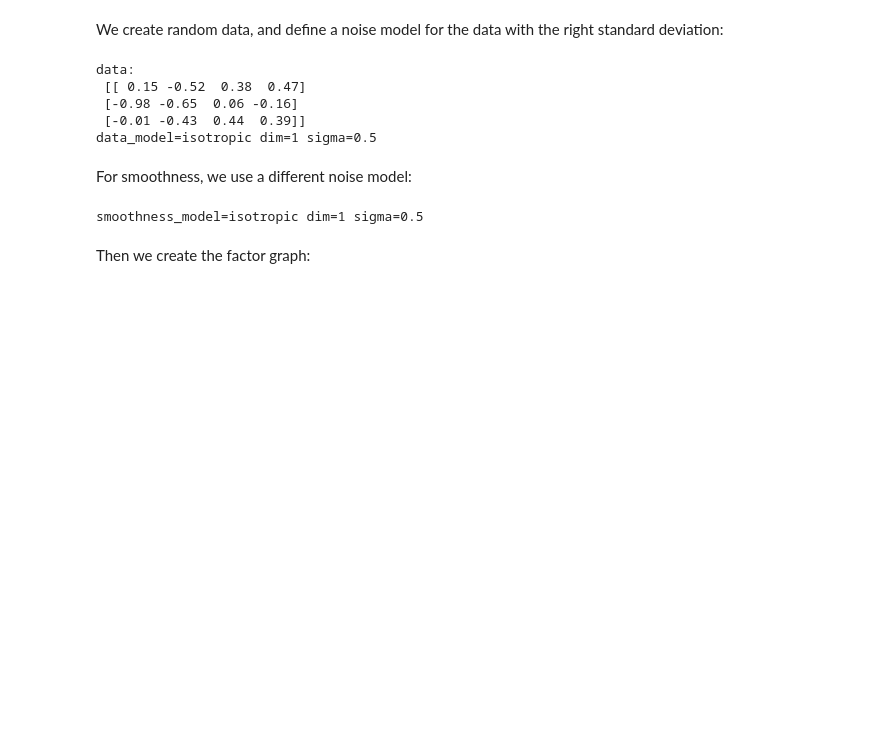
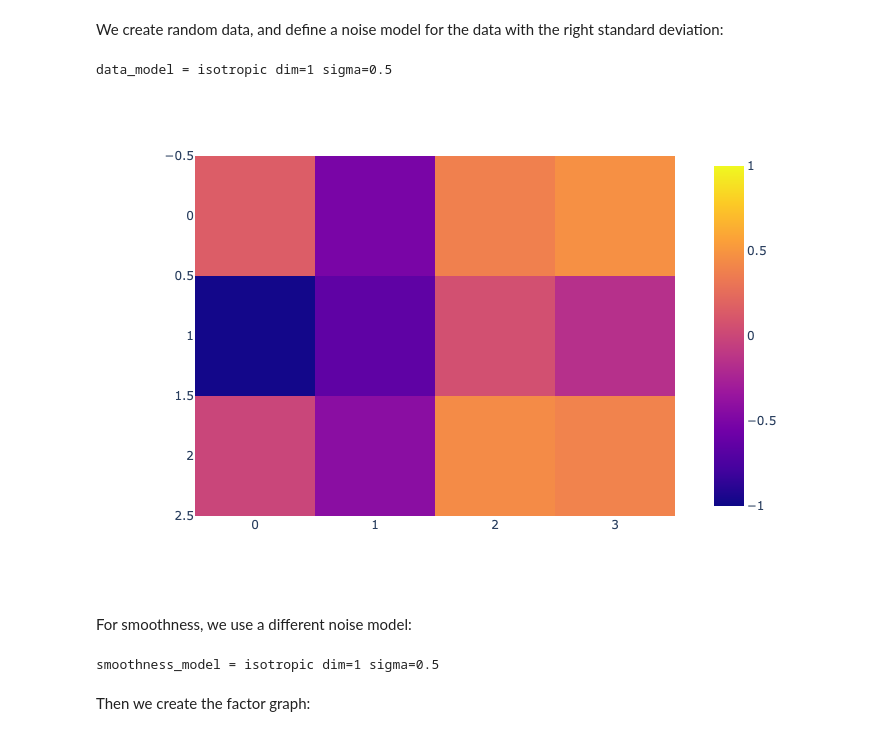
Before and after one commit to gtbook/gtsam-examples, a Jupyter notebook: GaussianMRFExample.ipynb, the cells around one changed output. Drawn from its saved outputs; the diff is of its cells as text; code cells hidden in the pictures; blank space fills up the shorter version.

```diff
--- a/GaussianMRFExample.ipynb
+++ b/GaussianMRFExample.ipynb
@@ -48,24 +54,21 @@ We create random data, and define a noise model for the data with the right  sta
 # %%
 sigma = 0.5
 rng = np.random.default_rng(42)
 data = rng.normal(loc=0, scale=sigma, size=(M, N, 1))
 data_model = noiseModel.Isotropic.Sigmas([sigma])
-print("data:\n", np.round(data[:,:,0],2))
-print(f"{data_model=}")
+print(f"data_model = {data_model}")
+px.imshow(data[:,:,0], zmin=-1, zmax=1)
 # %% [output]
-data:
- [[ 0.15 -0.52  0.38  0.47]
- [-0.98 -0.65  0.06 -0.16]
- [-0.01 -0.43  0.44  0.39]]
-data_model=isotropic dim=1 sigma=0.5
+data_model = isotropic dim=1 sigma=0.5
+[figure, added]
 # %% [markdown]
 For smoothness, we use a different noise model:
 # %%
 smoothness_sigma = 0.5
 smoothness_model = noiseModel.Isotropic.Sigmas([smoothness_sigma])
-print(f"{smoothness_model=}")
+print(f"smoothness_model = {smoothness_model}")
 # %% [output]
-smoothness_model=isotropic dim=1 sigma=0.5
+smoothness_model = isotropic dim=1 sigma=0.5
 # %% [markdown]
 Then we create the factor graph:
 # %%
```
Also changed, not shown: parts of 4 cells of this notebook, 2 other files.
